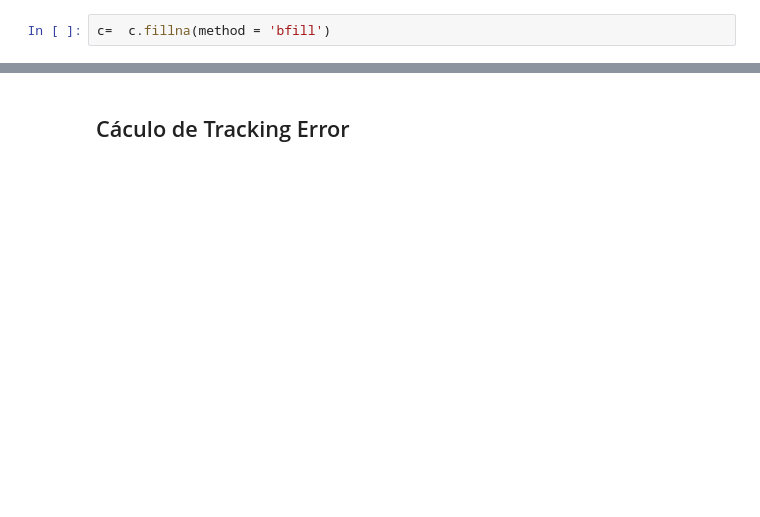
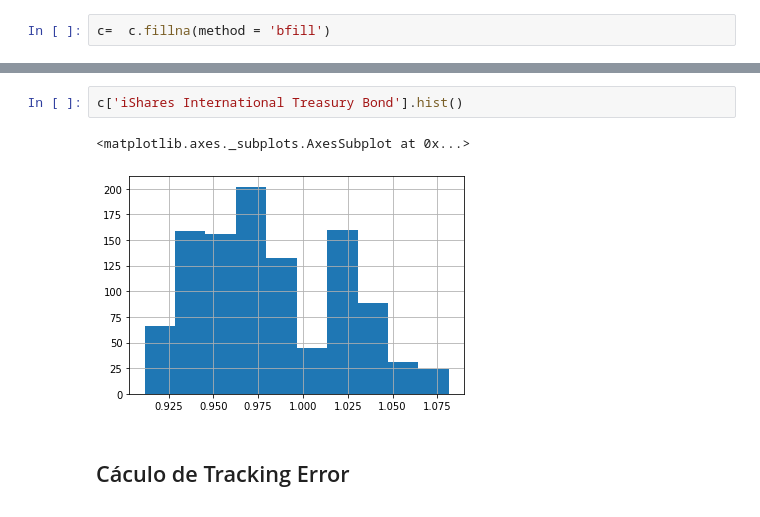
Before and after one commit to Edu-Moreira/Estudos-de-Python, a Jupyter notebook: Comparação_ETFs v1.04.ipynb, the cells around one changed output, grey strips where cells are left out. Cells and saved outputs as stored; diff of their text form; blank space fills up the shorter version.

```diff
--- a/Comparação_ETFs v1.04.ipynb
+++ b/Comparação_ETFs v1.04.ipynb
@@ -273,6 +273,11 @@ fig = px.line(
 fig
 # %% [output]
 [interactive output not drawn]
+# %%
+c['iShares International Treasury Bond'].hist()
+# %% [output]
+<matplotlib.axes._subplots.AxesSubplot at 0x...>
+[figure, added]
 # %% [markdown]
 ## <font color = '009dcf'> Cáculo de Tracking Error
 ![image.png](embedded-picture-1)
```
Also changed, not shown: parts of 8 cells of this notebook.
